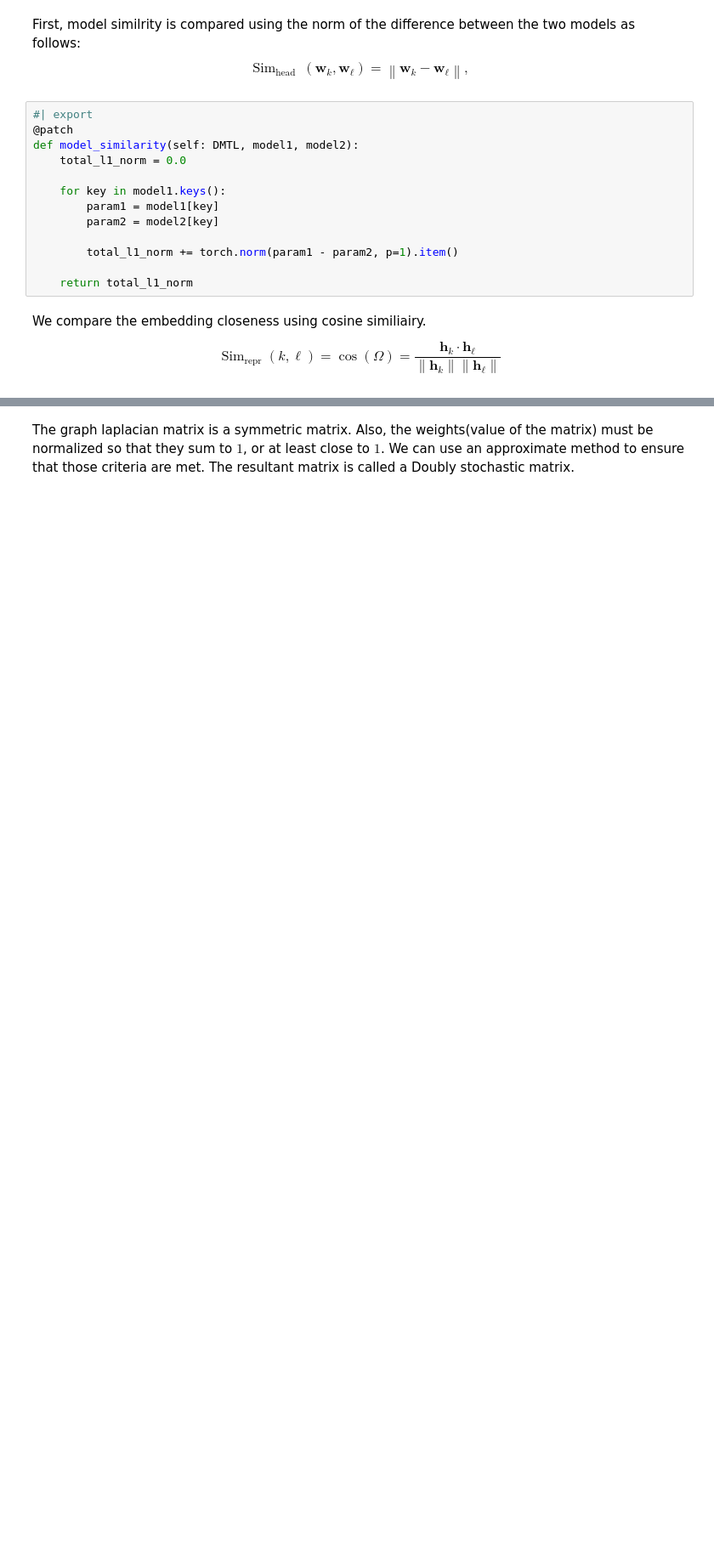
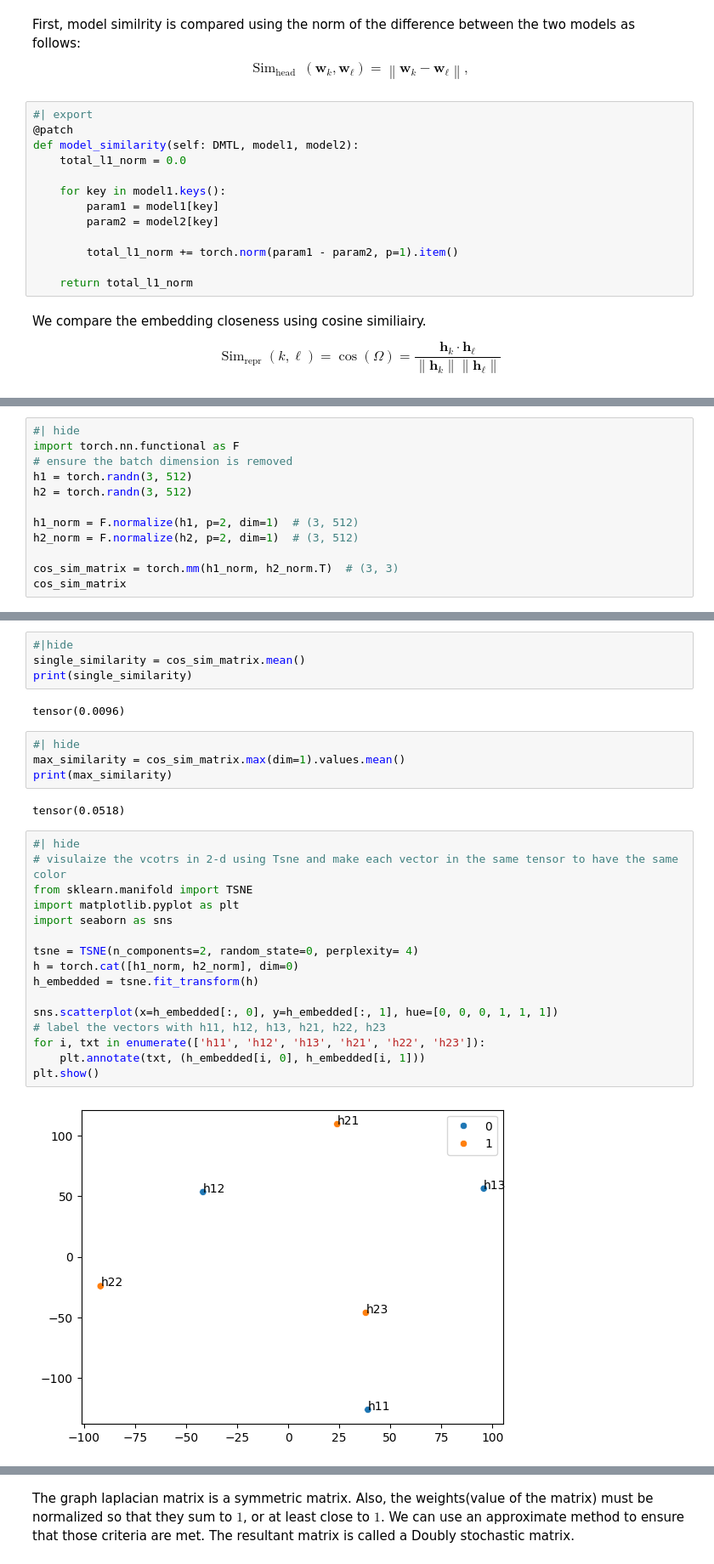
Before and after one commit to Ahmed-Khaled-Saleh/fedai, a Jupyter notebook: nbs/02_federated.agents.ipynb, the cells around one changed output, grey strips where cells are left out. Shown at 85% size. Saved outputs shown, nothing was run; the diff lists cells and outputs as text; blank space fills up the shorter version.

```diff
--- a/nbs/02_federated.agents.ipynb
+++ b/nbs/02_federated.agents.ipynb
@@ -700,0 +708,12 @@ def h_similarity(self: DMTL, h1, h2):
+# %%
+#| hide
+import torch.nn.functional as F
+# ensure the batch dimension is removed
+h1 = torch.randn(3, 512)
+h2 = torch.randn(3, 512)
+
+h1_norm = F.normalize(h1, p=2, dim=1)  # (3, 512)
+h2_norm = F.normalize(h2, p=2, dim=1)  # (3, 512)
+
+cos_sim_matrix = torch.mm(h1_norm, h2_norm.T)  # (3, 3)
+cos_sim_matrix
@@ -700,0 +742,30 @@ def h_similarity(self: DMTL, h1, h2):
+# %%
+#|hide
+single_similarity = cos_sim_matrix.mean()
+print(single_similarity)
+# %% [output]
+tensor(0.0096)
+# %%
+#| hide
+max_similarity = cos_sim_matrix.max(dim=1).values.mean()
+print(max_similarity)
+# %% [output]
+tensor(0.0518)
+# %%
+#| hide
+# visulaize the vcotrs in 2-d using Tsne and make each vector in the same tensor to have the same color
+from sklearn.manifold import TSNE
+import matplotlib.pyplot as plt
+import seaborn as sns
+
+tsne = TSNE(n_components=2, random_state=0, perplexity= 4)
+h = torch.cat([h1_norm, h2_norm], dim=0)
+h_embedded = tsne.fit_transform(h)
+
+sns.scatterplot(x=h_embedded[:, 0], y=h_embedded[:, 1], hue=[0, 0, 0, 1, 1, 1])
+# label the vectors with h11, h12, h13, h21, h22, h23
+for i, txt in enumerate(['h11', 'h12', 'h13', 'h21', 'h22', 'h23']):
+    plt.annotate(txt, (h_embedded[i, 0], h_embedded[i, 1]))
+plt.show()
+# %% [output]
+[figure, added]
```
Also changed, not shown: parts of 17 cells of this notebook, 3 other files.
